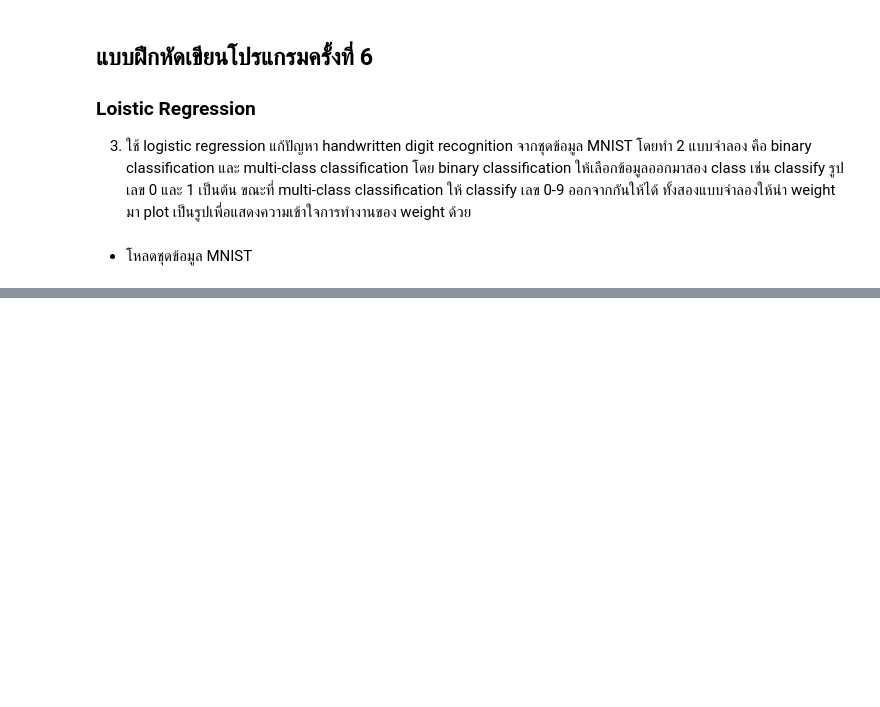
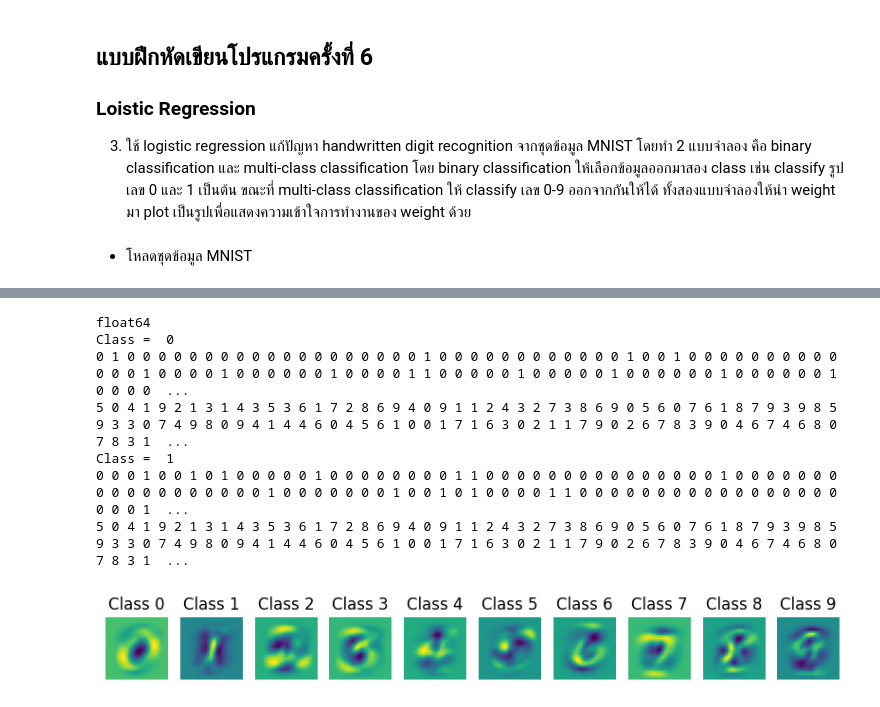
Before and after one commit to MLol-3/Machine-learning-class67, a Jupyter notebook: Logistic Regression/logi_handwritten.ipynb, the cells around one changed output, grey strips where cells are left out. Cells and saved outputs as stored; diff of their text form; code cells hidden in the pictures; blank space fills up the shorter version.

Commit message:
binary_multiclass

```diff
--- a/Logistic Regression/logi_handwritten.ipynb
+++ b/Logistic Regression/logi_handwritten.ipynb
@@ -24,0 +34,3 @@ X_binary, y_binary = X[binary_filter], y[binary_filter]
+# %%
+def sigmoid(z):
+    return 1 / (1 + np.exp(-z))
@@ -24,0 +57,71 @@ X_binary, y_binary = X[binary_filter], y[binary_filter]
+# %%
+def predict_binary(X, weights, bias):
+    z = np.dot(X, weights) + bias
+    y_pred = sigmoid(z)
+    return y_pred
+
+def predict(X, classifiers):
+    m = X.shape[0]
+    num_classifiers = len(classifiers)
+    predictions = np.zeros((m, num_classifiers))
+
+    for i, (weights, bias) in enumerate(classifiers):
+        z = np.dot(X, weights) + bias
+        y_pred = sigmoid(z)
+        predictions[:, i] = y_pred
+
+    return np.argmax(predictions, axis=1)
+# %%
+def logistic_regression_multiclass_mnist():
+
+    (X_train, y_train), (X_test, y_test) = mnist.load_data()
+
+    # แปลงข้อมูล 28x28 เป็นเวกเตอร์ 784 มิติ
+    X_train = X_train.reshape(X_train.shape[0], -1) / 255.0
+    X_test = X_test.reshape(X_test.shape[0], -1) / 255.0
+    print(X_test.dtype)
+
+    # One-vs-Rest (OvR) Approach
+    num_classes = 10
+    classifiers = []
+    learning_rate = 0.1
+    epochs = 100
+
+    for i in range(num_classes):
+        y_train_binary = (y_train == i).astype(int)
+        print("Class = ", i)
+        for z in y_train_binary:
+            print(z, end=' ' )
+        print()
+        for z in y_train:
+            print(z, end=' ' )
+        print()
+        weights, bias = gradient_descent(X_train, y_train_binary, learning_rate, epochs)
+        classifiers.append((weights, bias))
+
+    # ทดสอบโมเดล
+    predictions = predict(X_test, classifiers)
+
+    accuracy = np.mean(predictions == y_test)
+    print("Accuracy:", accuracy)
+
+    # แสดงน้ำหนักของแต่ละคลาส
+    plt.figure(figsize=(10, 10))
+    for i in range(num_classes):
+        plt.subplot(1, num_classes, i + 1)
+        weight_image = classifiers[i][0].reshape(28, 28)
+        plt.imshow(weight_image, cmap='viridis')
+        plt.title(f'Class {i}')
+        plt.axis('off')
+    plt.show()
+
+logistic_regression_multiclass_mnist()
+# %% [output]
+float64
+Class =  0
+0 1 0 0 0 0 0 0 0 0 0 0 0 0 0 0 0 0 0 0 0 1 0 0 0 0 0 0 0 0 0 0 0 0 1 0 0 1 0 0 0 0 0 0 0 0 0 0 0 0 0 1 0 0 0 0 1 0 0 0 0 0 0 1 0 0 0 0 1 1 0 0 0 0 0 1 0 0 0 0 0 1 0 0 0 0 0 0 1 0 0 0 0 0 0 1 0 0 0 0  ...
+5 0 4 1 9 2 1 3 1 4 3 5 3 6 1 7 2 8 6 9 4 0 9 1 1 2 4 3 2 7 3 8 6 9 0 5 6 0 7 6 1 8 7 9 3 9 8 5 9 3 3 0 7 4 9 8 0 9 4 1 4 4 6 0 4 5 6 1 0 0 1 7 1 6 3 0 2 1 1 7 9 0 2 6 7 8 3 9 0 4 6 7 4 6 8 0 7 8 3 1  ...
+Class =  1
+0 0 0 1 0 0 1 0 1 0 0 0 0 0 1 0 0 0 0 0 0 0 0 1 1 0 0 0 0 0 0 0 0 0 0 0 0 0 0 0 1 0 0 0 0 0 0 0 0 0 0 0 0 0 0 0 0 0 0 1 0 0 0 0 0 0 0 1 0 0 1 0 1 0 0 0 0 1 1 0 0 0 0 0 0 0 0 0 0 0 0 0 0 0 0 0 0 0 0 1  ...
+5 0 4 1 9 2 1 3 1 4 3 5 3 6 1 7 2 8 6 9 4 0 9 1 1 2 4 3 2 7 3 8 6 9 0 5 6 0 7 6 1 8 7 9 3 9 8 5 9 3 3 0 7 4 9 8 0 9 4 1 4 4 6 0 4 5 6 1 0 0 1 7 1 6 3 0 2 1 1 7 9 0 2 6 7 8 3 9 0 4 6 7 4 6 8 0 7 8 3 1  ...
+[figure, added]
```
Also changed, not shown: parts of 9 cells of this notebook.
